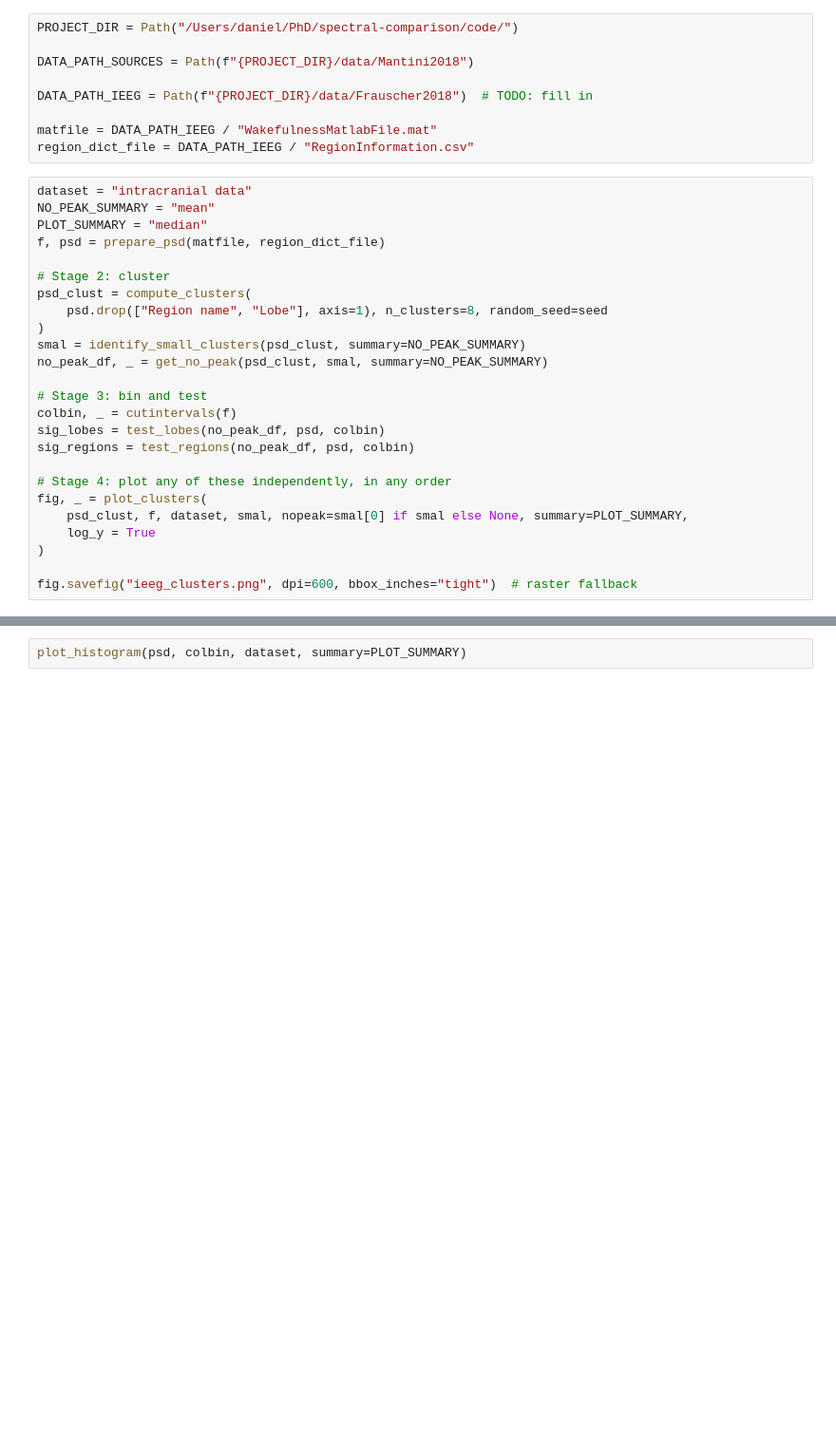
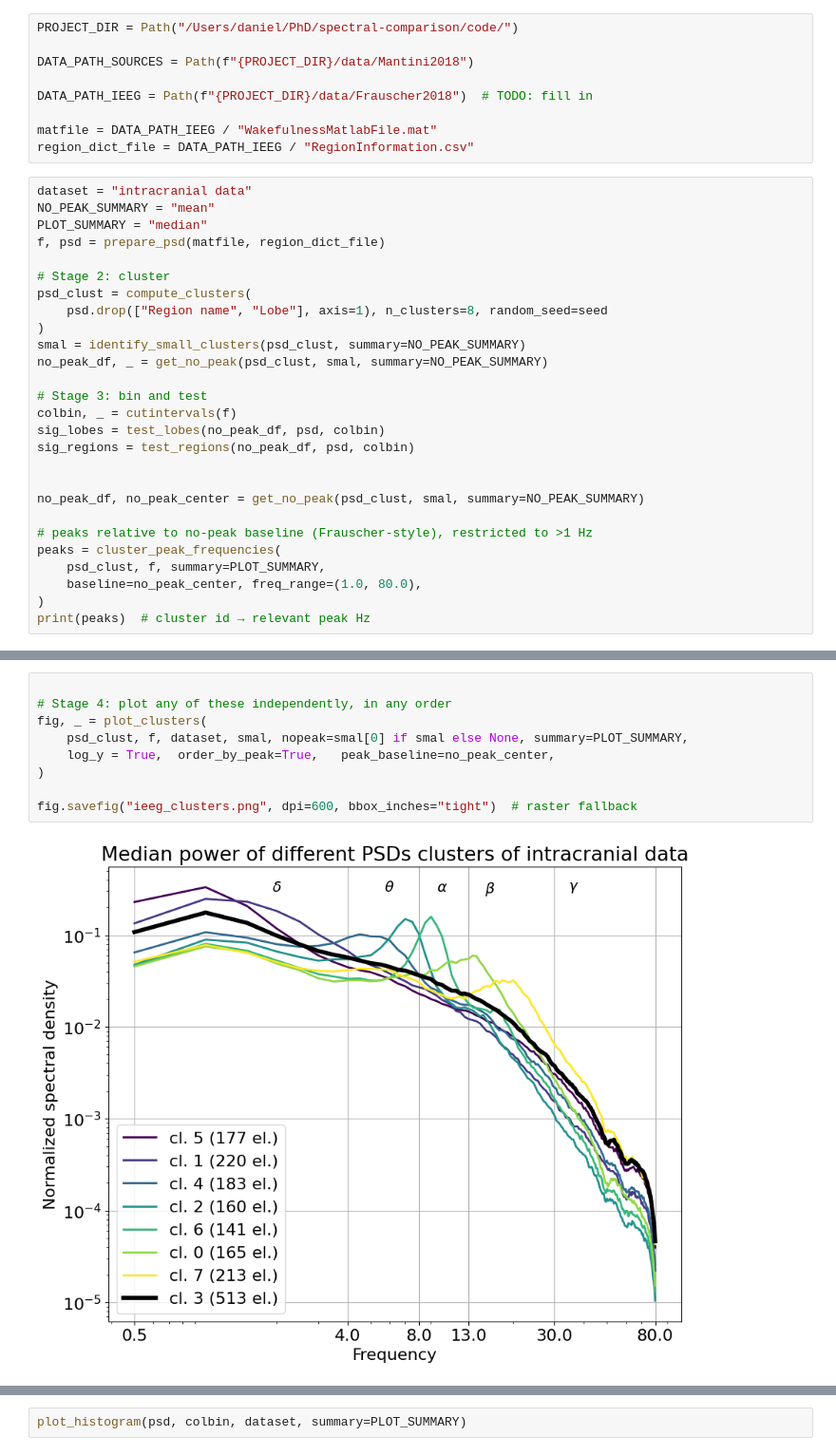
Before and after one commit to danieltomasz/code-spectral-comparison, a Jupyter notebook: analiza/01_cluster_pipeline_ieeg_sources.ipynb, the cells around one changed output, grey strips where cells are left out. Shown at 95% size. Cells and saved outputs as stored; diff of their text form; blank space fills up the shorter version.

```diff
--- a/analiza/01_cluster_pipeline_ieeg_sources.ipynb
+++ b/analiza/01_cluster_pipeline_ieeg_sources.ipynb
@@ -55,11 +56,13 @@ colbin, _ = cutintervals(f)
 sig_lobes = test_lobes(no_peak_df, psd, colbin)
 sig_regions = test_regions(no_peak_df, psd, colbin)
 
-# Stage 4: plot any of these independently, in any order
-fig, _ = plot_clusters(
-    psd_clust, f, dataset, smal, nopeak=smal[0] if smal else None, summary=PLOT_SUMMARY,
-    log_y = True
+
+no_peak_df, no_peak_center = get_no_peak(psd_clust, smal, summary=NO_PEAK_SUMMARY)
+
+# peaks relative to no-peak baseline (Frauscher-style), restricted to >1 Hz
+peaks = cluster_peak_frequencies(
+    psd_clust, f, summary=PLOT_SUMMARY,
+    baseline=no_peak_center, freq_range=(1.0, 80.0),
 )
-
-fig.savefig("ieeg_clusters.png", dpi=600, bbox_inches="tight")  # raster fallback
+print(peaks)  # cluster id → relevant peak Hz
 # %% [output]
@@ -66,0 +70,11 @@ fig.savefig("ieeg_clusters.png", dpi=600, bbox_inches="tight")  # raster fallbac
+# %%
+
+# Stage 4: plot any of these independently, in any order
+fig, _ = plot_clusters(
+    psd_clust, f, dataset, smal, nopeak=smal[0] if smal else None, summary=PLOT_SUMMARY,
+    log_y = True,  order_by_peak=True,   peak_baseline=no_peak_center,
+)
+
+fig.savefig("ieeg_clusters.png", dpi=600, bbox_inches="tight")  # raster fallback
+# %% [output]
+[figure, added]
```
Also changed, not shown: parts of 8 cells of this notebook, 14 other files.
